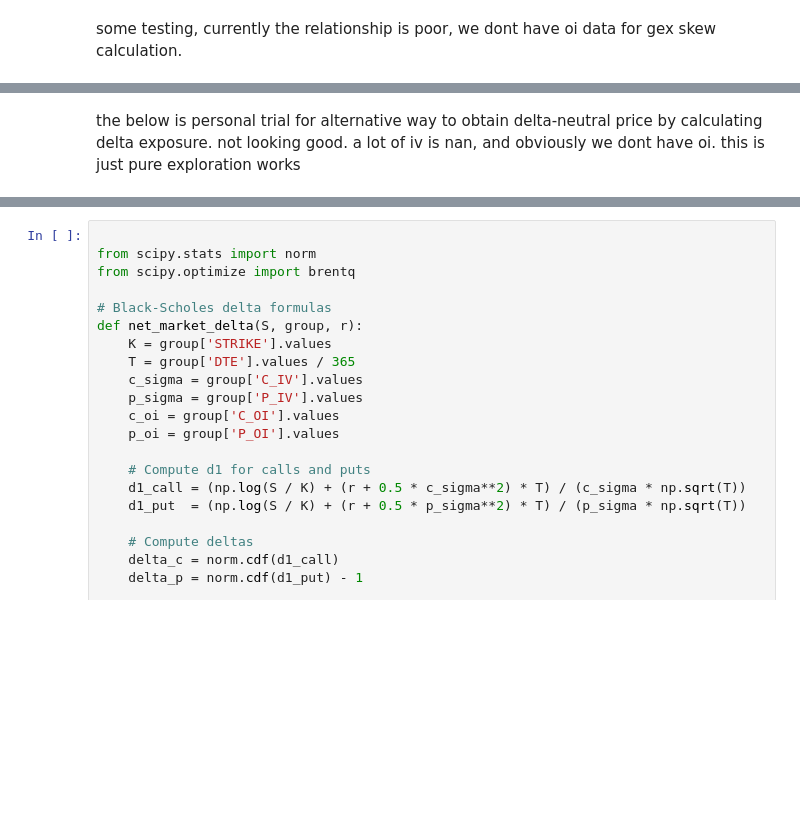
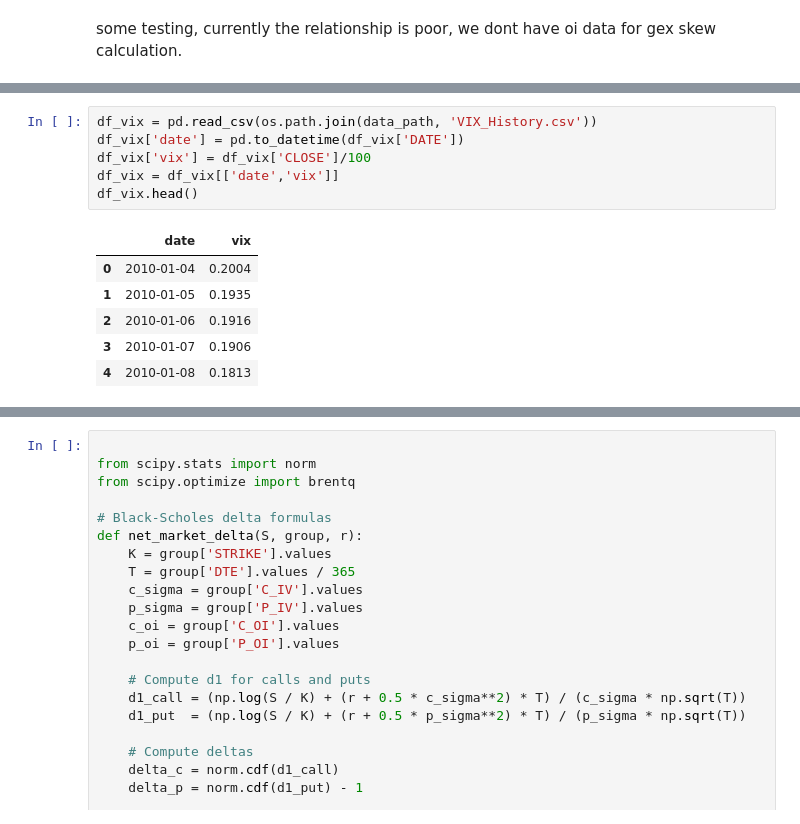
Before and after one commit to yifandill/Gamma_Exposure_Quant_Research, a Jupyter notebook: src/exploration.ipynb, the cells around one changed output, grey strips where cells are left out. Cells and saved outputs as stored; diff of their text form; blank space fills up the shorter version.

```diff
--- a/src/exploration.ipynb
+++ b/src/exploration.ipynb
@@ -245,5 +245,16 @@ Notes:
 [1] Standard Errors assume that the covariance matrix of the errors is correctly specified.
 [2] The condition number is large, 3.48e+11. This might indicate that there are
 strong multicollinearity or other numerical problems.
-# %% [markdown]
-the below is personal trial for alternative way to obtain delta-neutral price by calculating delta exposure. not looking good. a lot of iv is nan, and obviously we dont have oi. this is just pure exploration works
+# %%
+df_vix = pd.read_csv(os.path.join(data_path, 'VIX_History.csv'))
+df_vix['date'] = pd.to_datetime(df_vix['DATE'])
+df_vix['vix'] = df_vix['CLOSE']/100
+df_vix = df_vix[['date','vix']]
+df_vix.head()
+# %% [output]
+|  | date | vix |
+| 0 | 2010-01-04 | 0.2004 |
+| 1 | 2010-01-05 | 0.1935 |
+| 2 | 2010-01-06 | 0.1916 |
+| 3 | 2010-01-07 | 0.1906 |
+| 4 | 2010-01-08 | 0.1813 |
```
Also changed, not shown: parts of 7 cells of this notebook.
